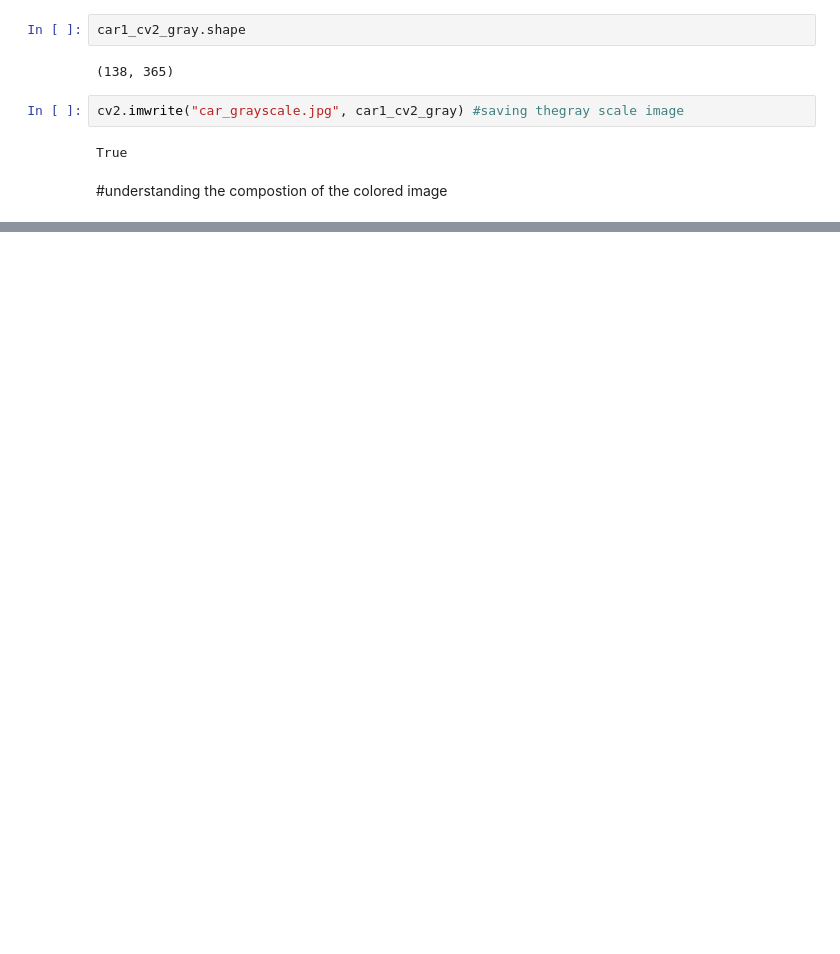
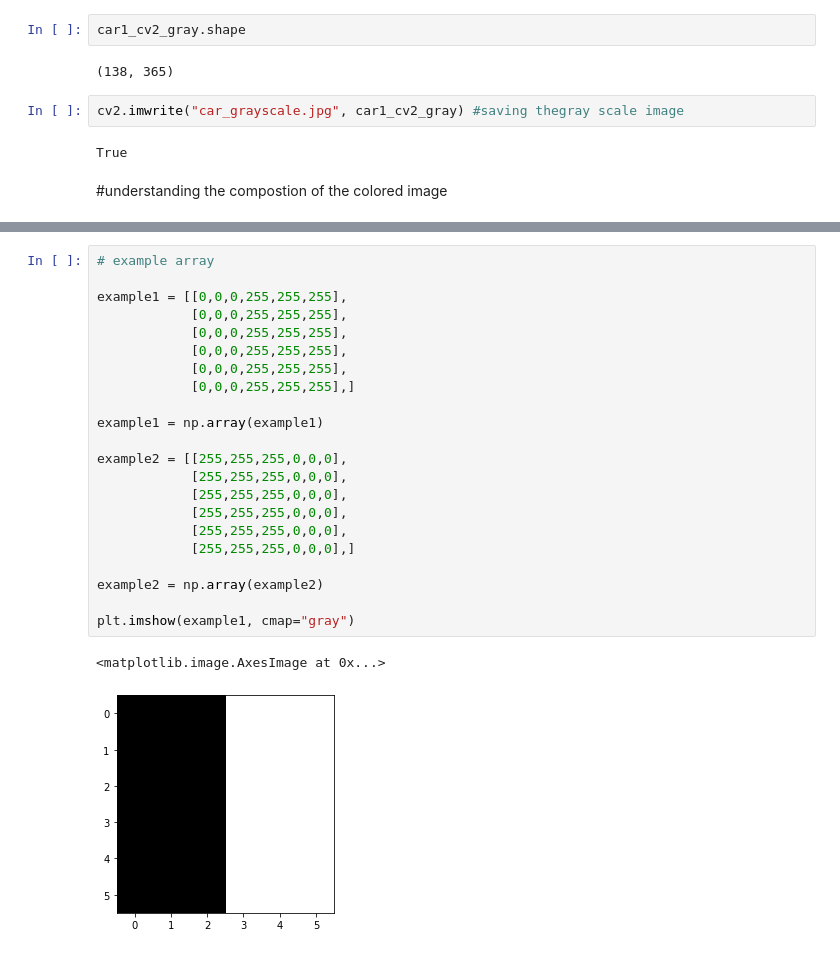
Before and after one commit to arnavjune2/computer-vision, a Jupyter notebook: image_understanding.ipynb, the cells around one changed output, grey strips where cells are left out. Cells and saved outputs as stored; diff of their text form; blank space fills up the shorter version.

```diff
--- a/image_understanding.ipynb
+++ b/image_understanding.ipynb
@@ -108,0 +129,25 @@ visualize_RGB_channels(imgArray=car1_cv2)
+# %%
+# example array
+
+example1 = [[0,0,0,255,255,255],
+            [0,0,0,255,255,255],
+            [0,0,0,255,255,255],
+            [0,0,0,255,255,255],
+            [0,0,0,255,255,255],
+            [0,0,0,255,255,255],]
+
+example1 = np.array(example1)
+
+example2 = [[255,255,255,0,0,0],
+            [255,255,255,0,0,0],
+            [255,255,255,0,0,0],
+            [255,255,255,0,0,0],
+            [255,255,255,0,0,0],
+            [255,255,255,0,0,0],]
+
+example2 = np.array(example2)
+
+plt.imshow(example1, cmap="gray")
+# %% [output]
+<matplotlib.image.AxesImage at 0x...>
+[figure, added]
```
Also changed, not shown: parts of 13 cells of this notebook.
